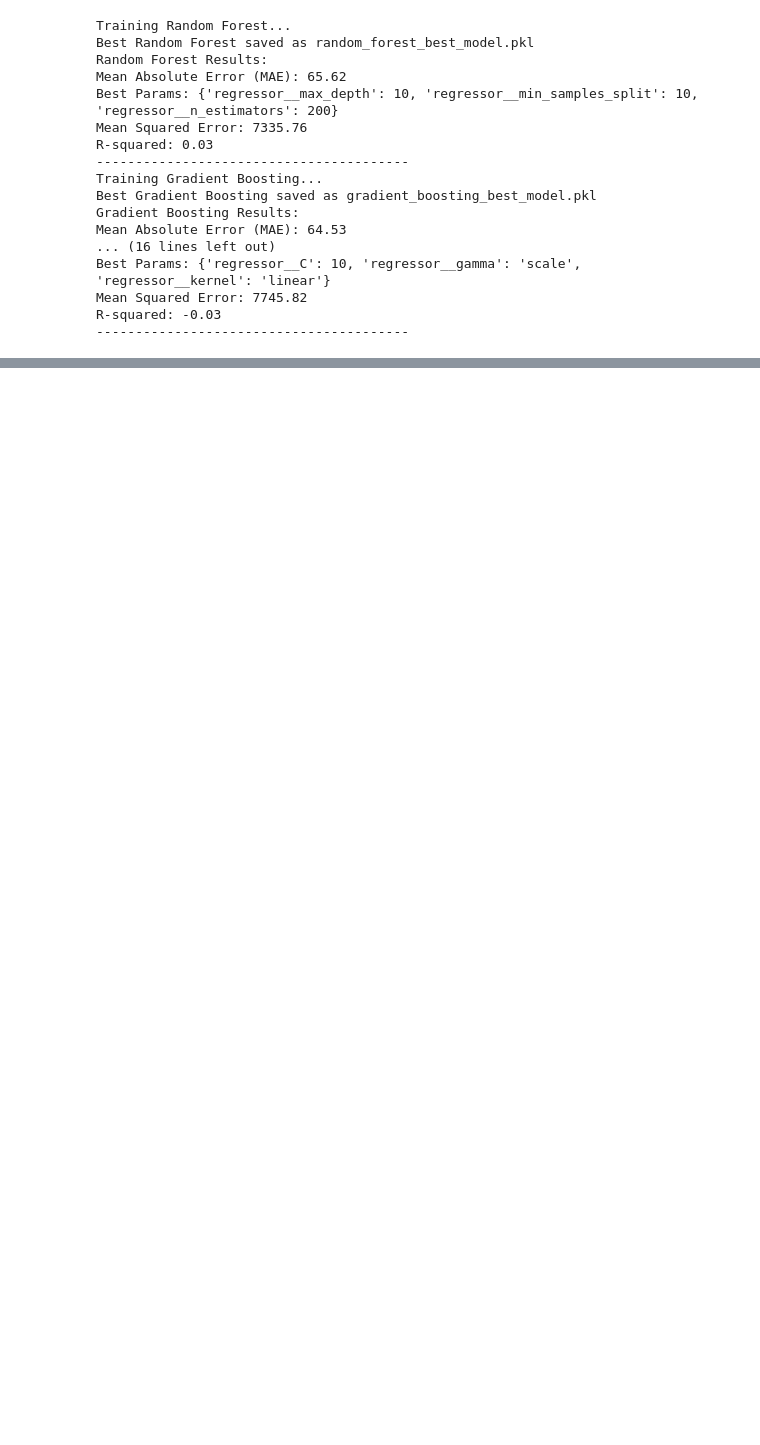
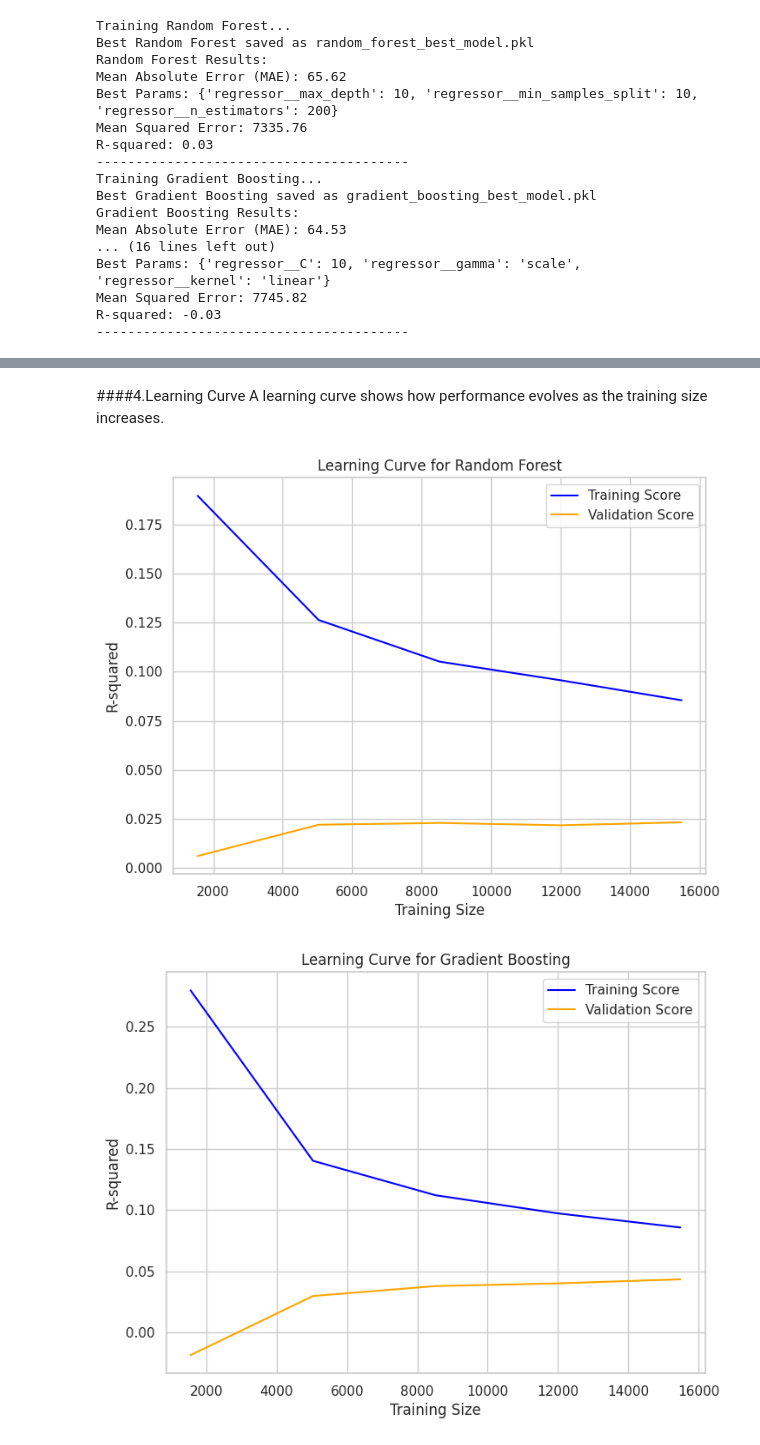
Before and after one commit to Siva7119/Price-Optimization-and-Customer-Satisfaction-Prediction, a Jupyter notebook: Code/02_ModelDevelopment.ipynb, the cells around one changed output, grey strips where cells are left out. Saved outputs shown, nothing was run; the diff lists cells and outputs as text; code cells hidden in the pictures; blank space fills up the shorter version.

```diff
--- a/Code/02_ModelDevelopment.ipynb
+++ b/Code/02_ModelDevelopment.ipynb
@@ -565,0 +711,26 @@ print(f"Predicted price: {predicted_price:.2f}")
+# %% [markdown]
+####4.Learning Curve
+A learning curve shows how performance evolves as the training size increases.
+# %%
+from sklearn.model_selection import learning_curve
+import numpy as np
+
+for model_name, model in best_models.items():
+    train_sizes, train_scores, test_scores = learning_curve(
+        model, X_train, y_train, cv=5, scoring='r2', n_jobs=-1
+    )
+
+    train_mean = np.mean(train_scores, axis=1)
+    test_mean = np.mean(test_scores, axis=1)
+
+    plt.figure(figsize=(8, 6))
+    plt.plot(train_sizes, train_mean, label='Training Score', color='blue')
+    plt.plot(train_sizes, test_mean, label='Validation Score', color='orange')
+    plt.title(f'Learning Curve for {model_name}')
+    plt.xlabel('Training Size')
+    plt.ylabel('R-squared')
+    plt.legend()
+    plt.show()
+# %% [output]
+[figure, added]
+[figure, added]
```
Also changed, not shown: parts of 26 cells of this notebook.
